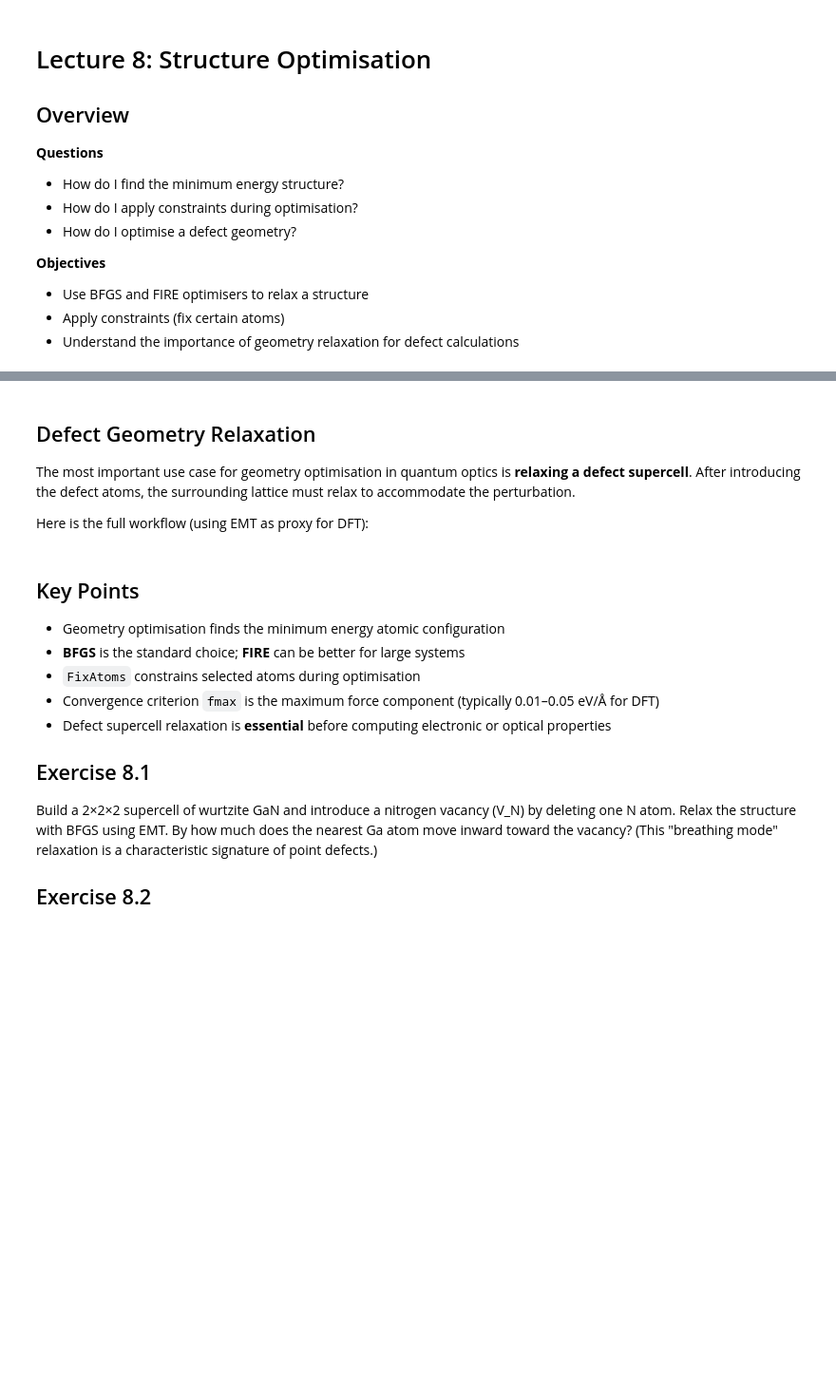
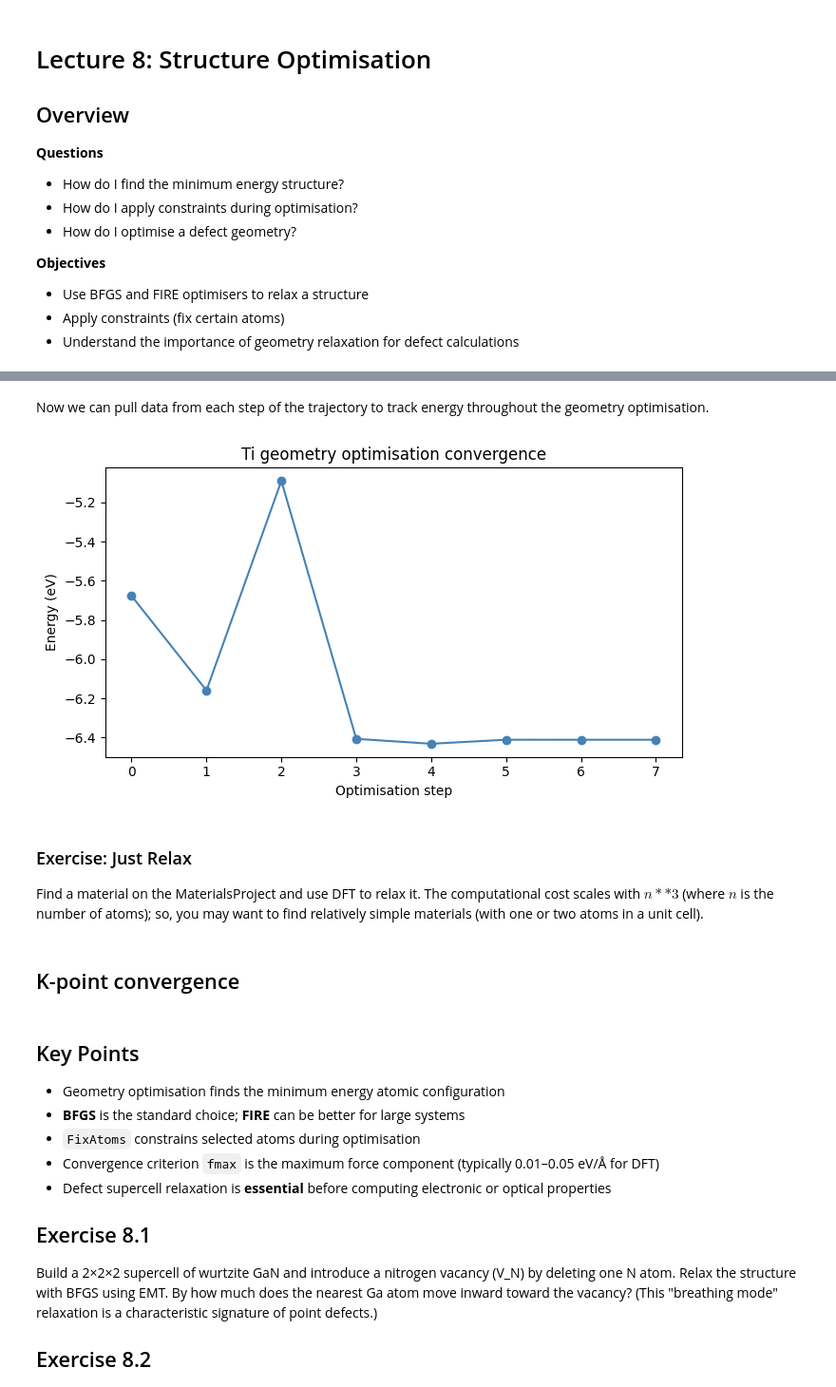
Before and after one commit to NU-CEM/Atomistic_Simulation, a Jupyter notebook: notebooks/local_optimisation.ipynb, the cells around one changed output, grey strips where cells are left out. Shown at 95% size. Cells and saved outputs as stored; diff of their text form; code cells hidden in the pictures; blank space fills up the shorter version.

Commit message:
local optimisation L6 almost complete

```diff
--- a/notebooks/local_optimisation.ipynb
+++ b/notebooks/local_optimisation.ipynb
@@ -120,20 +175,19 @@ A **trajectory** is a sequence of `Atoms` objects, typically snapshots from a mo
 # %%
 from ase.io.trajectory import Trajectory
-from ase.build import bulk
-from ase.calculators.emt import EMT
-from ase.optimize import BFGS
 
-# Quick example: optimise Al and record the trajectory
-al = bulk('Al', 'fcc', a=4.10)   # slightly off equilibrium
-al.calc = EMT()
+atoms = ase.build.bulk('Ti','fcc',a=4.7)
+atoms.rattle(0.1)
 
-traj_path = '/tmp/al_opt.traj'
-opt = BFGS(al, trajectory=traj_path, logfile='/tmp/al_opt.log')
-opt.run(fmax=0.01)
+atoms.calc = GPAW(xc='PBE', kpts=(3, 3, 3), mode="pw")
 
-# Read the trajectory back
-from ase.io import read as ase_read
-traj = ase_read(traj_path, index=':')  # ':' means all frames
-print(f"Optimisation took {len(traj)} steps")
-print(f"Initial energy:  {traj[0].get_potential_energy():.4f} eV")
-print(f"Final energy:    {traj[-1].get_potential_energy():.4f} eV")
+print(f"Initial energy: {atoms.get_potential_energy():.6f} eV")
+print(f"Initial max force: {np.max(np.abs(atoms.get_forces())):.6f} eV/Å")
+print(f"Initial lattice constant: {atoms.cell.cellpar()[0]:.4f} Å")
+
+ucfilter = UnitCellFilter(atoms,hydrostatic_strain=True)
+opt = BFGS(ucfilter, trajectory='/tmp/Ti_opt.traj', logfile='/tmp/Ti_opt.log')
+opt.run(fmax=0.001)
+
+print(f"Final energy: {atoms.get_potential_energy():.6f} eV")
+print(f"Final max force: {np.max(np.abs(atoms.get_forces())):.6f} eV/Å")
+print(f"Final lattice constant: {atoms.cell.cellpar()[0]:.4f} Å")
@@ -140,18 +212,23 @@ print(f"Final energy:    {traj[-1].get_potential_energy():.4f} eV")
+# %% [markdown]
+Now we can pull data from each step of the trajectory to track energy throughout the geometry optimisation.
 # %%
 # Plot the energy convergence during optimisation
 import matplotlib.pyplot as plt
 
+traj = Trajectory('/tmp/Ti_opt.traj')
 energies = [atoms.get_potential_energy() for atoms in traj]
 plt.figure(figsize=(7, 4))
 plt.plot(energies, 'o-', color='steelblue')
 plt.xlabel('Optimisation step')
 plt.ylabel('Energy (eV)')
-plt.title('Al geometry optimisation convergence')
+plt.title('Ti geometry optimisation convergence')
 plt.tight_layout()
 plt.show()
+# %% [output]
+[figure, added]
+# %% [markdown]
+### Exercise: Just Relax
+
+Find a material on the MaterialsProject and use DFT to relax it. The computational cost scales with $n**3$ (where $n$ is the number of atoms); so, you may want to find relatively simple materials (with one or two atoms in a unit cell).
 # %% [markdown]
-## Defect Geometry Relaxation
-
-The most important use case for geometry optimisation in quantum optics is **relaxing a defect supercell**. After introducing the defect atoms, the surrounding lattice must relax to accommodate the perturbation.
-
-Here is the full workflow (using EMT as proxy for DFT):
+## K-point convergence
```
Also changed, not shown: parts of 19 cells of this notebook.
